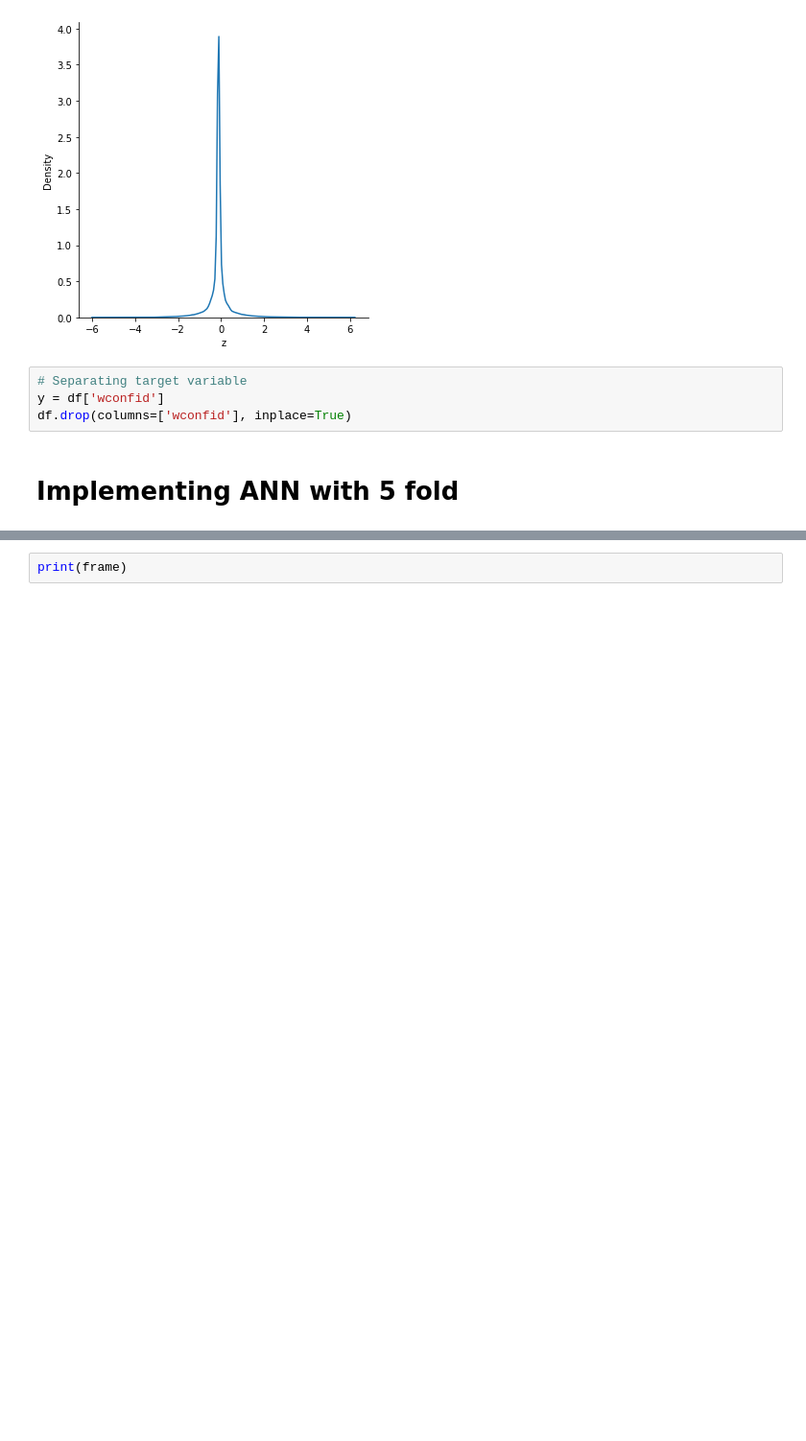
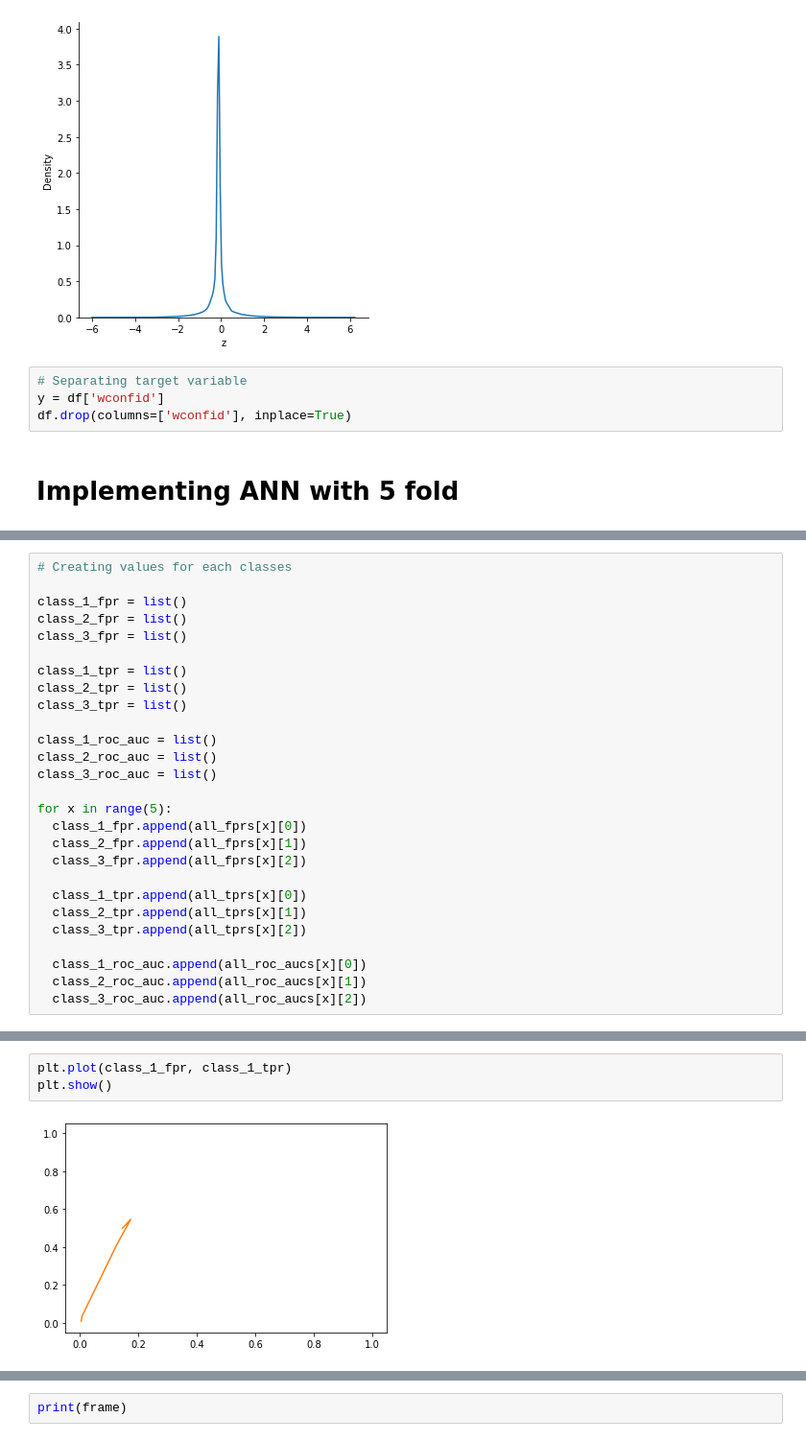
Before and after one commit to pemba007/motor-ml, a Jupyter notebook: index.ipynb, the cells around one changed output, grey strips where cells are left out. Shown at 96% size. Cells and saved outputs as stored; diff of their text form; blank space fills up the shorter version.

```diff
--- a/index.ipynb
+++ b/index.ipynb
@@ -132,0 +137,27 @@ TRAIN: [     0      1      2 ... 152997 152998 152999] TEST: [ 20400  20401  204
+# %%
+# Creating values for each classes
+
+class_1_fpr = list()
+class_2_fpr = list()
+class_3_fpr = list()
+
+class_1_tpr = list()
+class_2_tpr = list()
+class_3_tpr = list()
+
+class_1_roc_auc = list()
+class_2_roc_auc = list()
+class_3_roc_auc = list()
+
+for x in range(5):
+  class_1_fpr.append(all_fprs[x][0])
+  class_2_fpr.append(all_fprs[x][1])
+  class_3_fpr.append(all_fprs[x][2])
+
+  class_1_tpr.append(all_tprs[x][0])
+  class_2_tpr.append(all_tprs[x][1])
+  class_3_tpr.append(all_tprs[x][2])
+
+  class_1_roc_auc.append(all_roc_aucs[x][0])
+  class_2_roc_auc.append(all_roc_aucs[x][1])
+  class_3_roc_auc.append(all_roc_aucs[x][2])
@@ -132,0 +172,5 @@ TRAIN: [     0      1      2 ... 152997 152998 152999] TEST: [ 20400  20401  204
+# %%
+plt.plot(class_1_fpr, class_1_tpr)
+plt.show()
+# %% [output]
+[figure, added]
```
Also changed, not shown: parts of 5 cells of this notebook.
